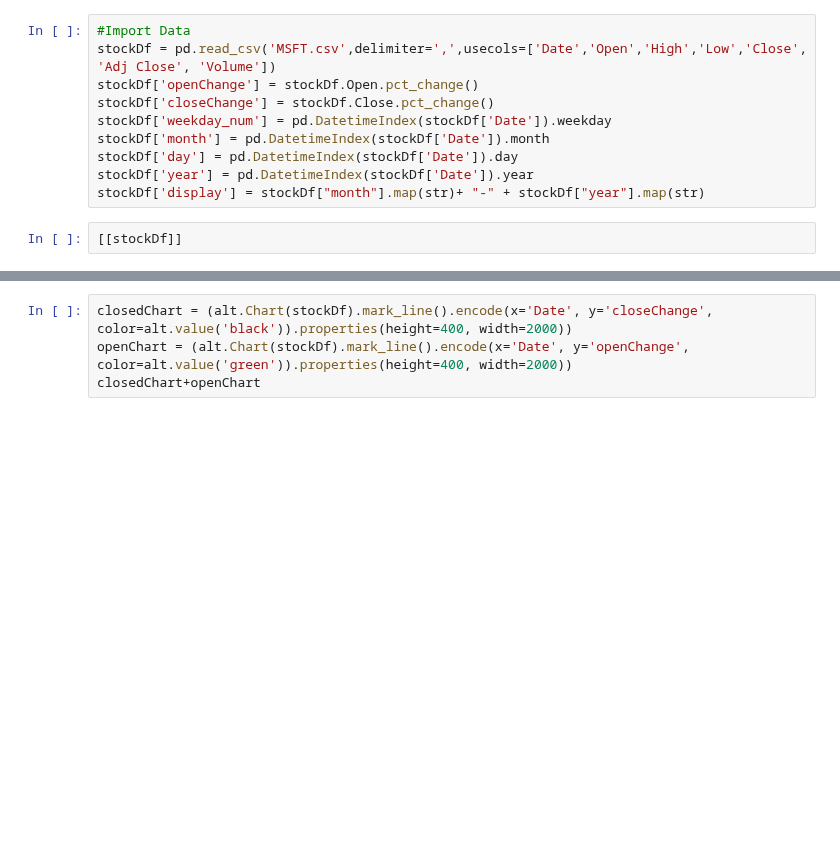
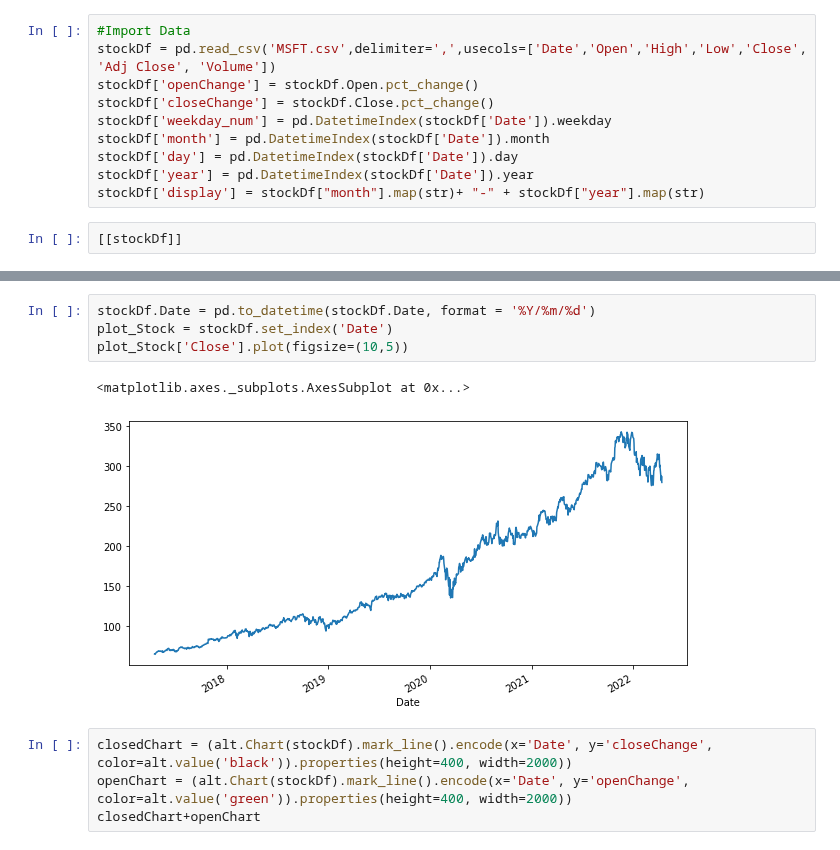
Before and after one commit to jeniferwerthman/AdvAILSTM, a Jupyter notebook: LSTMStock_FinalVersion.ipynb, the cells around one changed output, grey strips where cells are left out. Cells and saved outputs as stored; diff of their text form; blank space fills up the shorter version.

```diff
--- a/LSTMStock_FinalVersion.ipynb
+++ b/LSTMStock_FinalVersion.ipynb
@@ -34,6 +34,13 @@ stockDf['display'] = stockDf["month"].map(str)+ "-" + stockDf["year"].map(str)
 (alt.Chart(stockDf).mark_line().encode(x='Date', y='Close').properties(height=400, width=500))
 # %% [output]
 [interactive output not drawn]
+# %%
+stockDf.Date = pd.to_datetime(stockDf.Date, format = '%Y/%m/%d')
+plot_Stock = stockDf.set_index('Date')
+plot_Stock['Close'].plot(figsize=(10,5))
+# %% [output]
+<matplotlib.axes._subplots.AxesSubplot at 0x...>
+[figure, added]
 # %%
 closedChart = (alt.Chart(stockDf).mark_line().encode(x='Date', y='closeChange', color=alt.value('black')).properties(height=400, width=2000))
 openChart = (alt.Chart(stockDf).mark_line().encode(x='Date', y='openChange', color=alt.value('green')).properties(height=400, width=2000))
```
